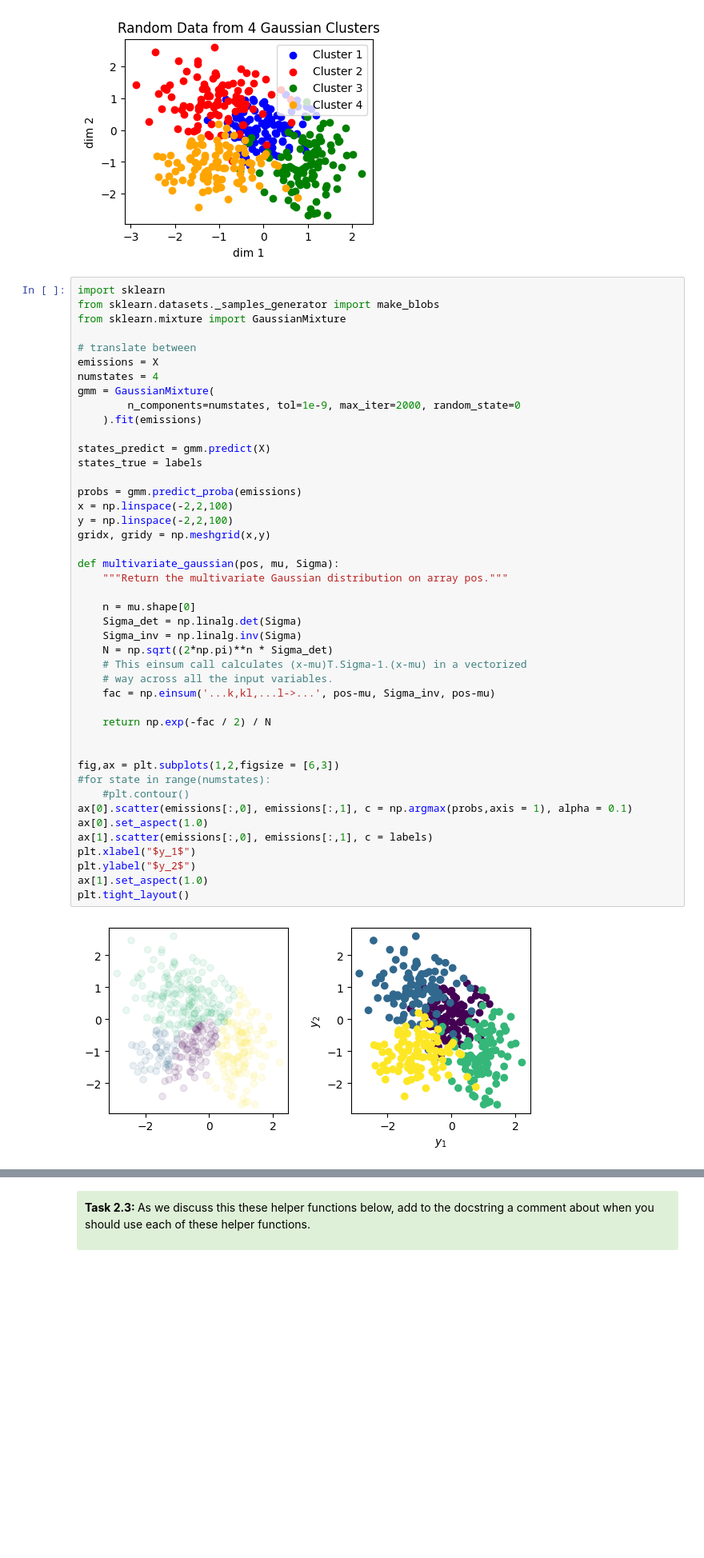
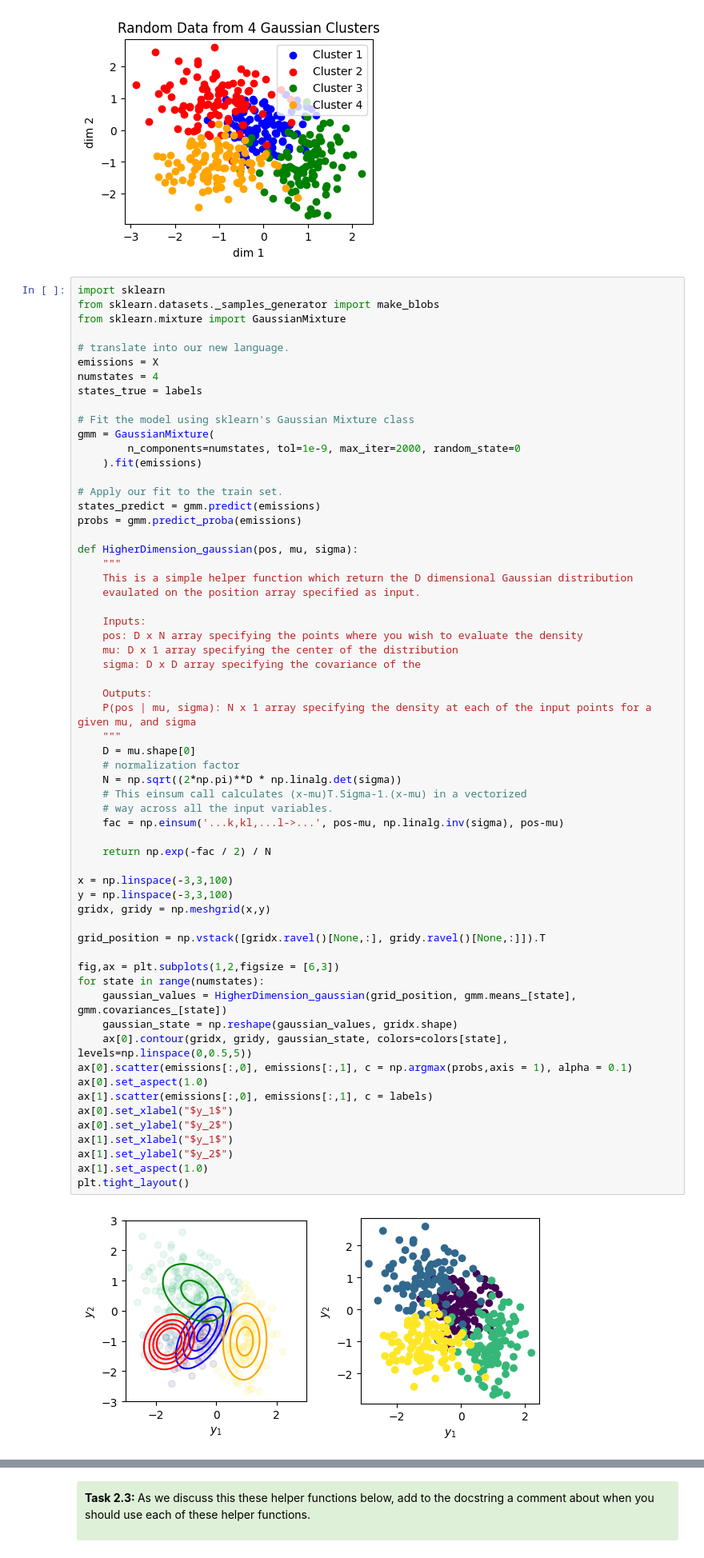
Before and after one commit to AllenSWDB/swdb_visualbehavior_template, a Jupyter notebook: code/Workshop_2.ipynb, the cells around one changed output, grey strips where cells are left out. Shown at 80% size. Saved outputs shown, nothing was run; the diff lists cells and outputs as text; blank space fills up the shorter version.

Commit message:
adding single Gaussian log probs

```diff
--- a/code/Workshop_2.ipynb
+++ b/code/Workshop_2.ipynb
@@ -322,49 +324,66 @@ plt.show()
 # %%
 import sklearn
 from sklearn.datasets._samples_generator import make_blobs
 from sklearn.mixture import GaussianMixture
 
-# translate between
+# translate into our new language.
 emissions = X
 numstates = 4
+states_true = labels
+
+# Fit the model using sklearn's Gaussian Mixture class
 gmm = GaussianMixture(
         n_components=numstates, tol=1e-9, max_iter=2000, random_state=0
     ).fit(emissions)
 
-states_predict = gmm.predict(X)
-states_true = labels
+# Apply our fit to the train set.
+states_predict = gmm.predict(emissions)
+probs = gmm.predict_proba(emissions)
 
-probs = gmm.predict_proba(emissions)
-x = np.linspace(-2,2,100)
-y = np.linspace(-2,2,100)
-gridx, gridy = np.meshgrid(x,y)
+def HigherDimension_gaussian(pos, mu, sigma):
+    """
+    This is a simple helper function which return the D dimensional Gaussian distribution
+    evaulated on the position array specified as input.
 
-def multivariate_gaussian(pos, mu, Sigma):
-    """Return the multivariate Gaussian distribution on array pos."""
+    Inputs:
+    pos: D x N array specifying the points where you wish to evaluate the density
+    mu: D x 1 array specifying the center of the distribution
+    sigma: D x D array specifying the covariance of the
 
-    n = mu.shape[0]
-    Sigma_det = np.linalg.det(Sigma)
-    Sigma_inv = np.linalg.inv(Sigma)
-    N = np.sqrt((2*np.pi)**n * Sigma_det)
+    Outputs:
+    P(pos | mu, sigma): N x 1 array specifying the density at each of the input points for a given mu, and sigma
+    """
+    D = mu.shape[0]
+    # normalization factor
+    N = np.sqrt((2*np.pi)**D * np.linalg.det(sigma))
     # This einsum call calculates (x-mu)T.Sigma-1.(x-mu) in a vectorized
     # way across all the input variables.
-    fac = np.einsum('...k,kl,...l->...', pos-mu, Sigma_inv, pos-mu)
+    fac = np.einsum('...k,kl,...l->...', pos-mu, np.linalg.inv(sigma), pos-mu)
 
     return np.exp(-fac / 2) / N
 
+x = np.linspace(-3,3,100)
+y = np.linspace(-3,3,100)
+gridx, gridy = np.meshgrid(x,y)
+
+grid_position = np.vstack([gridx.ravel()[None,:], gridy.ravel()[None,:]]).T
 
 fig,ax = plt.subplots(1,2,figsize = [6,3])
-#for state in range(numstates):
-    #plt.contour()
+for state in range(numstates):
+    gaussian_values = HigherDimension_gaussian(grid_position, gmm.means_[state], gmm.covariances_[state])
+    gaussian_state = np.reshape(gaussian_values, gridx.shape)
+    ax[0].contour(gridx, gridy, gaussian_state, colors=colors[state], levels=np.linspace(0,0.5,5))
 ax[0].scatter(emissions[:,0], emissions[:,1], c = np.argmax(probs,axis = 1), alpha = 0.1)
 ax[0].set_aspect(1.0)
 ax[1].scatter(emissions[:,0], emissions[:,1], c = labels)
-plt.xlabel("$y_1$")
-plt.ylabel("$y_2$")
+ax[0].set_xlabel("$y_1$")
+ax[0].set_ylabel("$y_2$")
+ax[1].set_xlabel("$y_1$")
+ax[1].set_ylabel("$y_2$")
 ax[1].set_aspect(1.0)
 plt.tight_layout()
 # %% [output]
-[figure, old version]
+[figure, new version]
 # %% [markdown]
 <div style="border-left: 3px solid #000; padding: 1px; padding-left: 10px; background: #F0FAFF; ">
 <h2> How should we incorporate time? </h2>
```
Also changed, not shown: parts of 6 cells of this notebook.
